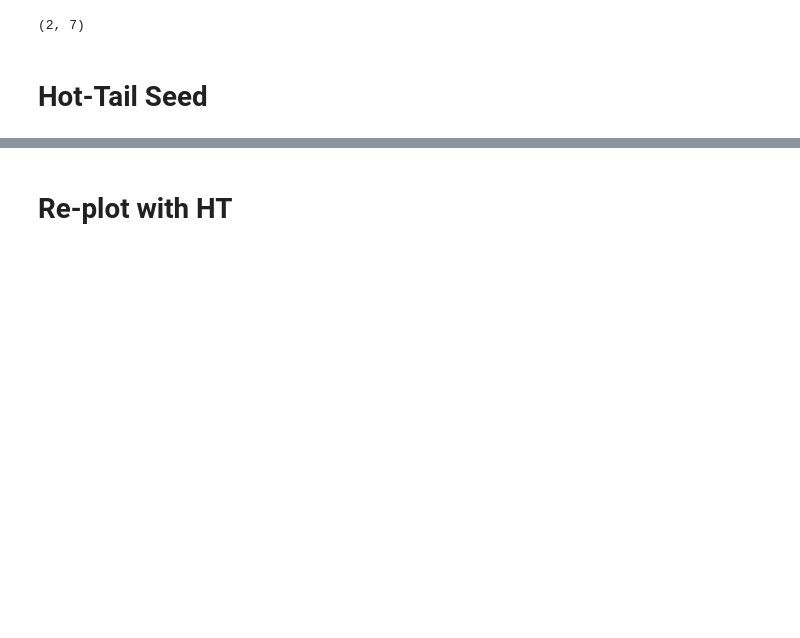
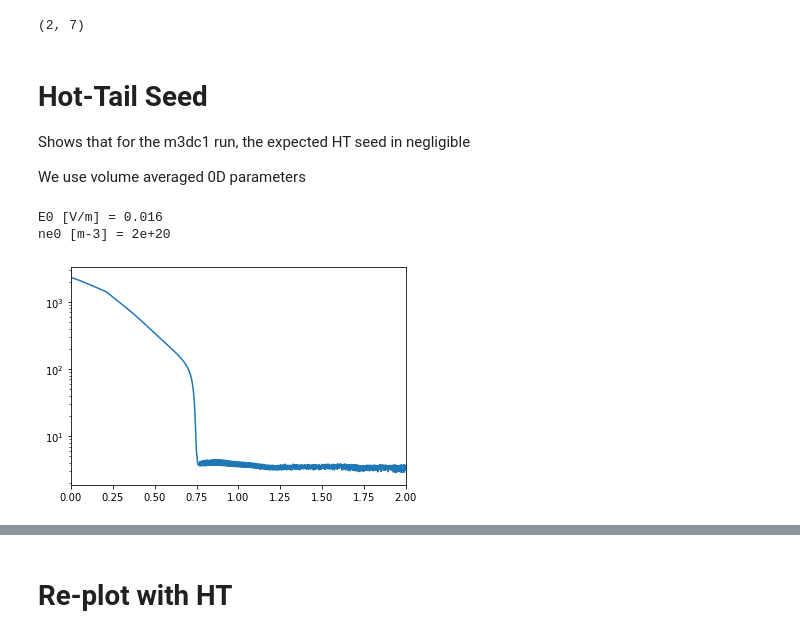
Before and after one commit to ridatta/RE_Solver, a Jupyter notebook: ARC-0D-20261101.ipynb, the cells around one changed output, grey strips where cells are left out. Cells and saved outputs as stored; diff of their text form; code cells hidden in the pictures; blank space fills up the shorter version.

```diff
--- a/ARC-0D-20261101.ipynb
+++ b/ARC-0D-20261101.ipynb
@@ -284,6 +284,42 @@ np.savetxt('data/ARC-0D-scan.csv',data)
 (2, 7)
 # %% [markdown]
 # Hot-Tail Seed
+
+Shows that for the m3dc1 run, the expected HT seed in negligible
+
+We use volume averaged 0D parameters
+# %%
+
+# Temp evolution
+data = np.loadtxt('data/t_Te_m3dc1_ARC-06.csv')
+tp = data[156:-1,0]
+Tp = data[156:-1,1] + 0
+tp = tp - tp[0]
+
+# Re-sample
+tgrid = np.linspace(tp[0],tp[-1],5000)
+Tp = np.interp(tgrid,tp,Tp)
+tp = np.interp(tgrid,tp,tp)
+
+
+
+plt.plot(tp*1e3,Tp)
+plt.yscale('log')
+plt.xlim([0,2])
+
+# Other Parameters
+
+eta0 = 0.51 * getTransSpitzerResistivity(15,Tp[0],1.28) * 0.01 # ohm-m
+Ap = np.pi*solver.a**2*solver.k
+E0 = eta0 * solver.I0 / Ap # V/m, Initial Electric Field
+ne0 = 2e20 #d['ne'][0] # Electron density per cubic m
+
+print('E0 [V/m] = %1.3f'%E0)
+print('ne0 [m-3] = %1.3g'%ne0)
+# %% [output]
+E0 [V/m] = 0.016
+ne0 [m-3] = 2e+20
+[figure, added]
 # %%
 
 # Initiate arrays
```
Also changed, not shown: parts of 7 cells of this notebook, 3 other files.
